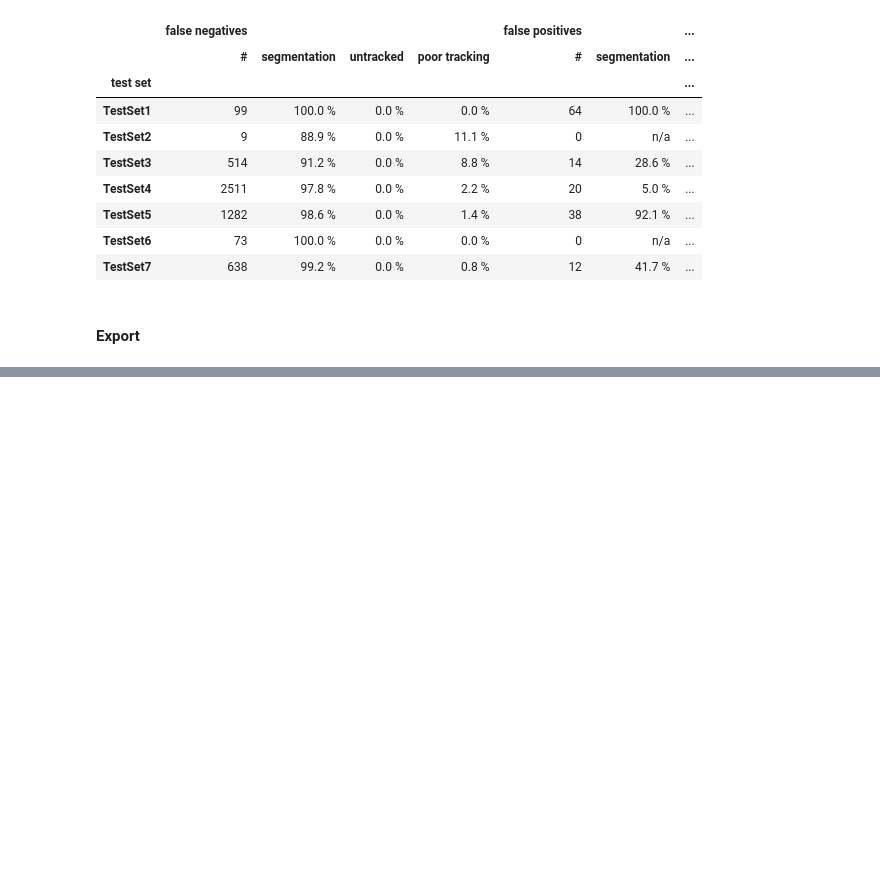
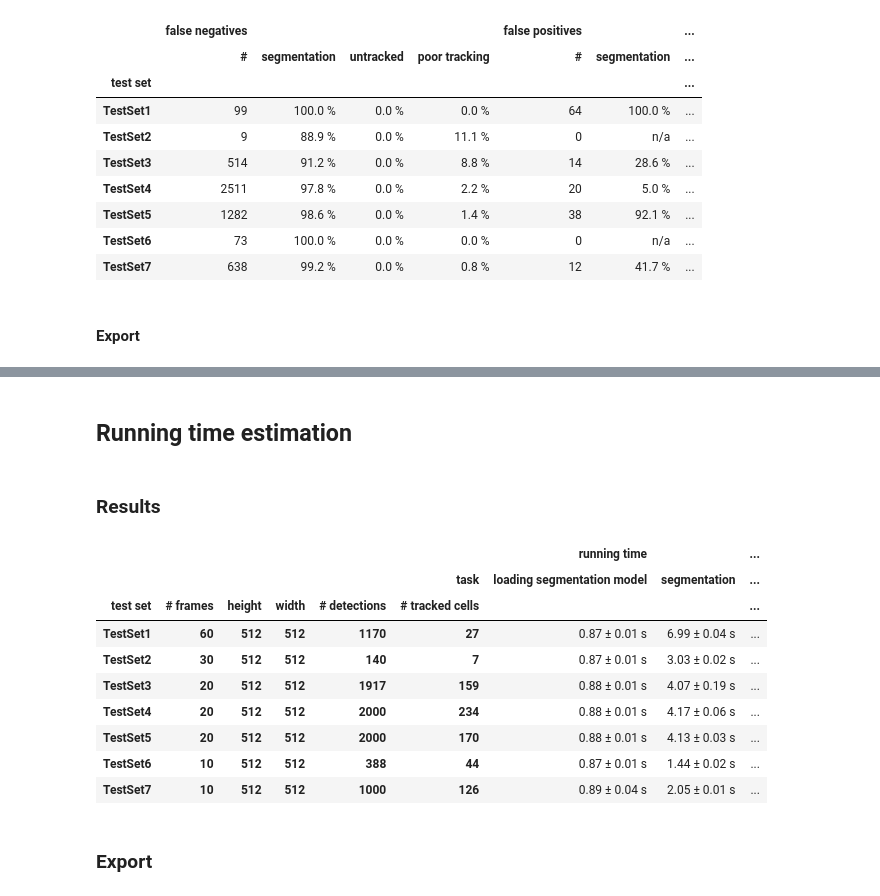
Before and after one commit to ymzayek/yeastcells-detection-maskrcnn, a Jupyter notebook: notebooks/evaluation_and_calibration.ipynb, the cells around one changed output, grey strips where cells are left out. Saved outputs shown, nothing was run; the diff lists cells and outputs as text; code cells hidden in the pictures; blank space fills up the shorter version.

```diff
--- a/notebooks/evaluation_and_calibration.ipynb
+++ b/notebooks/evaluation_and_calibration.ipynb
@@ -461,3 +495,5 @@ except ImportError:
 # %% [output]
 [interactive output not drawn]
 [interactive output not drawn]
+# %% [markdown]
+## Running time estimation
@@ -463,0 +539,32 @@ except ImportError:
+# %% [markdown]
+### Results
+# %%
+meta_columns = ['# frames', 'height', 'width', '# detections', '# tracked cells']
+assert running_time_results.groupby(by=['test set', 'task'])[meta_columns].std().min().min() == 0, (
+    "meta columns should not vary for the same test")
+
+running_time_mean = running_time_results.groupby(by=['test set', 'task'] + meta_columns).mean()[['running time']]
+running_time_std = running_time_results.groupby(by=['test set', 'task'] + meta_columns).std()[['running time']]
+
+for _ in range(len(meta_columns)+2):
+  running_time_mean.reset_index(level=0, inplace=True)
+  running_time_std.reset_index(level=0, inplace=True)
+
+
+running_time_mean = running_time_mean.pivot(['test set']+meta_columns, columns=['task'], values=['running time'])
+running_time_std = running_time_std.pivot(['test set']+meta_columns, columns=['task'], values=['running time'])
+
+running_time_mean.applymap('{:1.2f} ± '.format) + running_time_std.applymap('{:1.2f} s'.format)
+# %% [output]
+|  |  |  |  |  |  | running time |  | ... |
+|  |  |  |  |  | task | loading segmentation model | segmentation | ... |
+| test set | # frames | height | width | # detections | # tracked cells |  |  | ... |
+| TestSet1 | 60 | 512 | 512 | 1170 | 27 | 0.87 ± 0.01 s | 6.99 ± 0.04 s | ... |
+| TestSet2 | 30 | 512 | 512 | 140 | 7 | 0.87 ± 0.01 s | 3.03 ± 0.02 s | ... |
+| TestSet3 | 20 | 512 | 512 | 1917 | 159 | 0.88 ± 0.01 s | 4.07 ± 0.19 s | ... |
+| TestSet4 | 20 | 512 | 512 | 2000 | 234 | 0.88 ± 0.01 s | 4.17 ± 0.06 s | ... |
+| TestSet5 | 20 | 512 | 512 | 2000 | 170 | 0.88 ± 0.01 s | 4.13 ± 0.03 s | ... |
+| TestSet6 | 10 | 512 | 512 | 388 | 44 | 0.87 ± 0.01 s | 1.44 ± 0.02 s | ... |
+| TestSet7 | 10 | 512 | 512 | 1000 | 126 | 0.89 ± 0.04 s | 2.05 ± 0.01 s | ... |
+# %% [markdown]
+### Export
```
Also changed, not shown: parts of 10 cells of this notebook.
